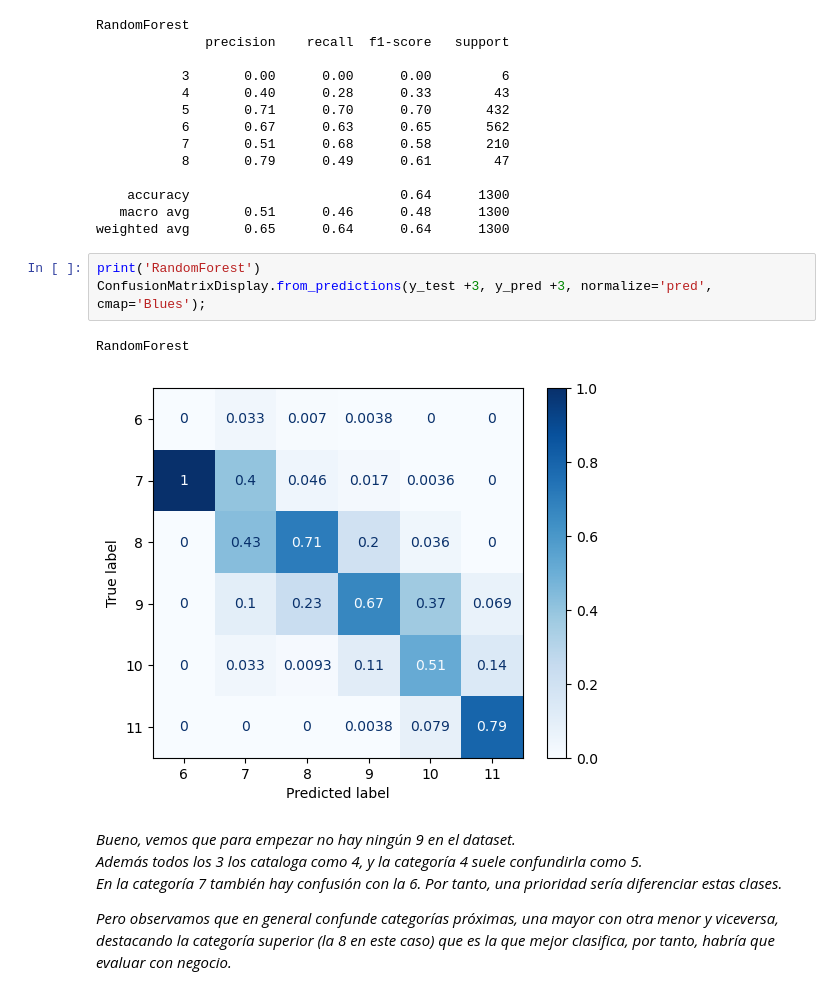
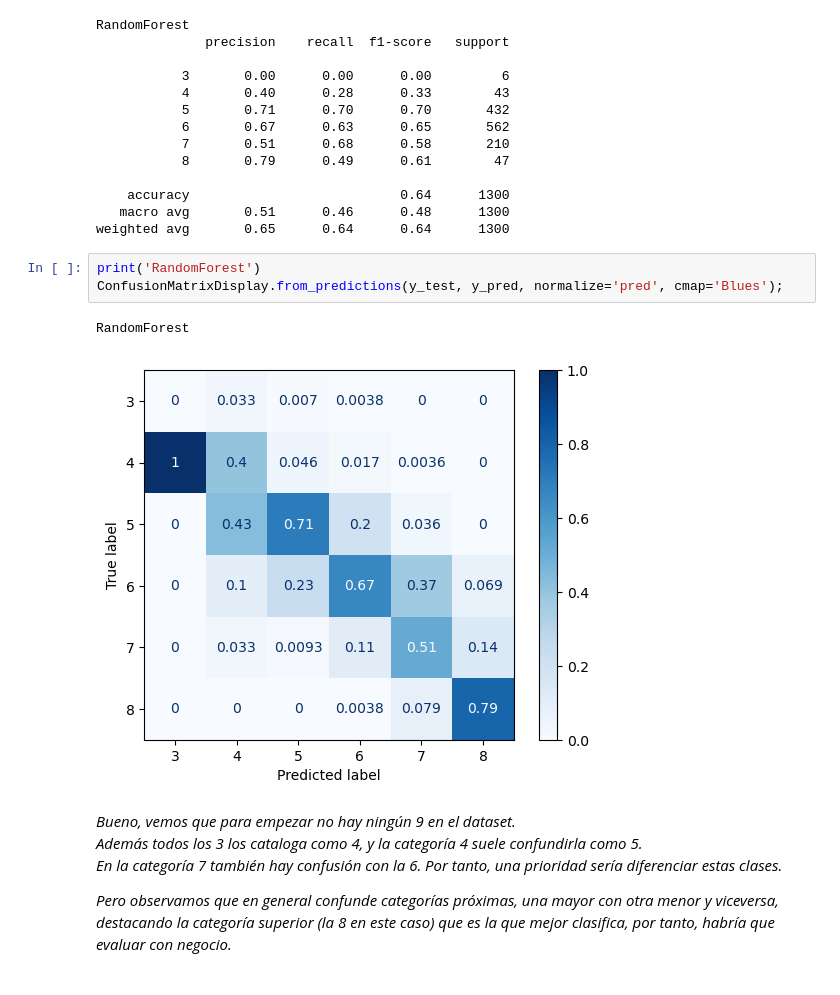
Before and after one commit to vrieraj/ONLINE_DS_THEBRIDGE_Ejercicios, a Jupyter notebook: 04_Machine_Learning/Sprint_12/Unidad_02/Practica_Obligatoria/18_Practica_Obligatoria_Repaso_Aprendizaje_Supervisado.ipynb, the cells around one changed output. Drawn from its saved outputs; the diff is of its cells as text.

```diff
--- a/04_Machine_Learning/Sprint_12/Unidad_02/Practica_Obligatoria/18_Practica_Obligatoria_Repaso_Aprendizaje_Supervisado.ipynb
+++ b/04_Machine_Learning/Sprint_12/Unidad_02/Practica_Obligatoria/18_Practica_Obligatoria_Repaso_Aprendizaje_Supervisado.ipynb
@@ -508,10 +508,10 @@ RandomForest
 weighted avg       0.65      0.64      0.64      1300
 # %%
 print('RandomForest')
-ConfusionMatrixDisplay.from_predictions(y_test +3, y_pred +3, normalize='pred', cmap='Blues');
+ConfusionMatrixDisplay.from_predictions(y_test, y_pred, normalize='pred', cmap='Blues');
 # %% [output]
 RandomForest
-[figure, old version]
+[figure, new version]
 # %% [markdown]
 *Bueno, vemos que para empezar no hay ningún 9 en el dataset.*
 *Además todos los 3 los cataloga como 4, y la categoría 4 suele confundirla como 5.*
```
